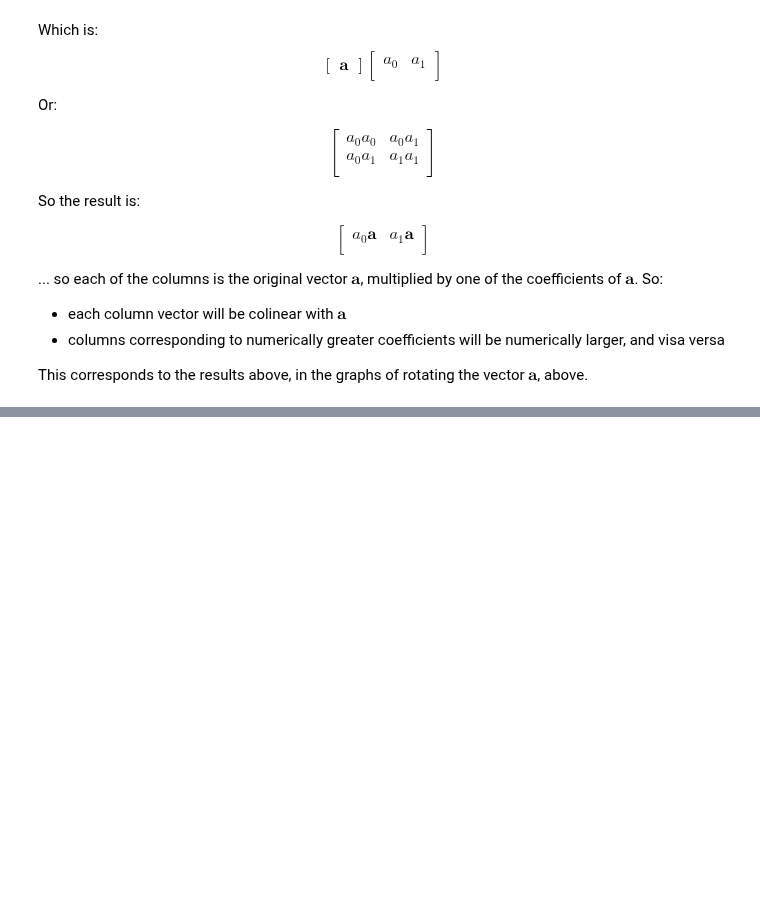
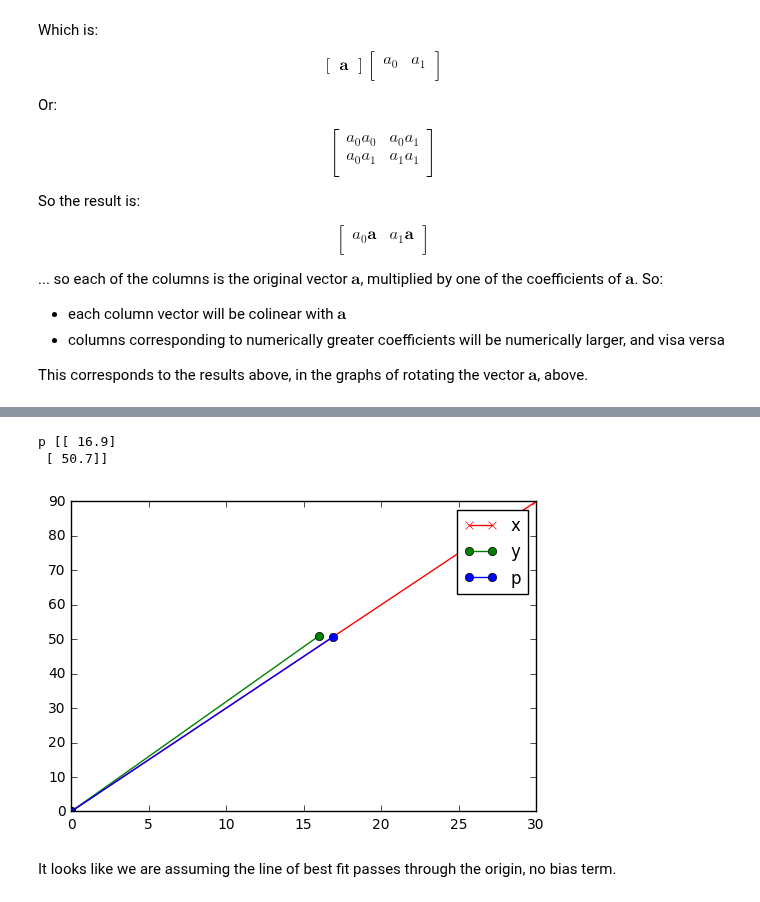
Before and after one commit to hughperkins/selfstudy-IBP, a Jupyter notebook: play_likelihood.ipynb, the cells around one changed output, grey strips where cells are left out. Cells and saved outputs as stored; diff of their text form; code cells hidden in the pictures; blank space fills up the shorter version.

```diff
--- a/play_likelihood.ipynb
+++ b/play_likelihood.ipynb
@@ -443,0 +495,19 @@ This corresponds to the results above, in the graphs of rotating the vector $\ma
+# %%
+# y = np.array([16, 51])
+
+x = xv.reshape(-1, 1)
+y = yv.reshape(-1, 1)
+p = y.T.dot(x) / x.T.dot(x) * x
+print('p', p)
+
+plot_vector(zerov, xv, 'r-x', label='x')
+plot_vector(zerov, yv, 'g-o', label='y')
+plot_vector(zerov, p.reshape(-1), 'b-o', label='p')
+plt.legend()
+plt.show()
+# %% [output]
+p [[ 16.9]
+ [ 50.7]]
+[figure, added]
+# %% [markdown]
+It looks like we are assuming the line of best fit passes through the origin, no bias term.
```
Also changed, not shown: parts of 6 cells of this notebook, 3 other files.
